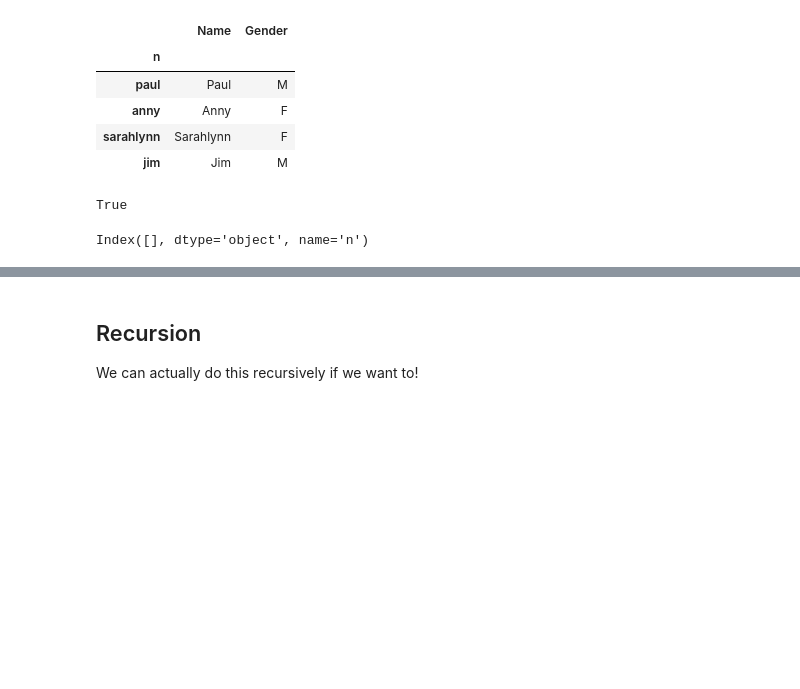
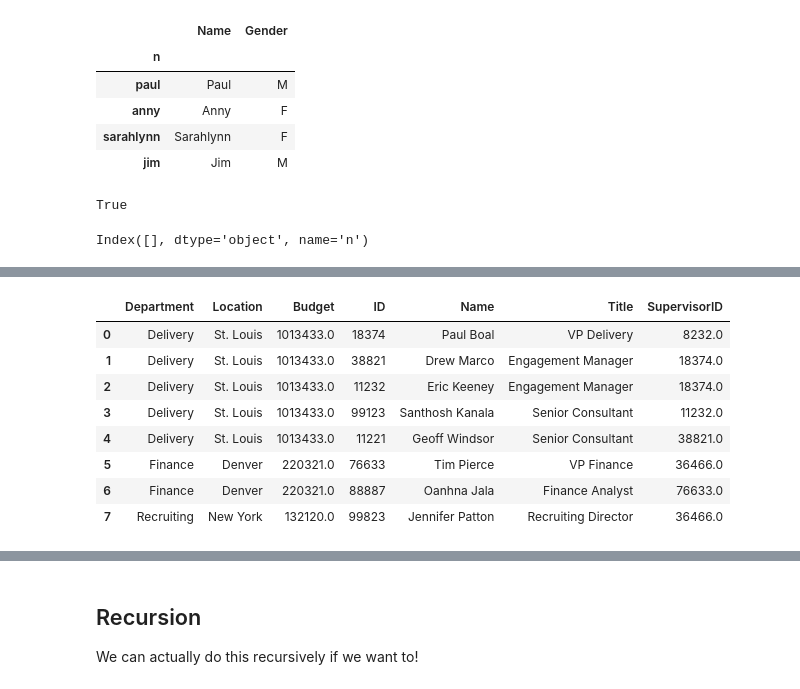
Before and after one commit to DaltonWise/Homework, a Jupyter notebook: Week_14_notes.ipynb, the cells around one changed output, grey strips where cells are left out. Cells and saved outputs as stored; diff of their text form; code cells hidden in the pictures; blank space fills up the shorter version.

```diff
--- a/Week_14_notes.ipynb
+++ b/Week_14_notes.ipynb
@@ -701,0 +858,14 @@ departments.merge(employees, how='right')
+# %%
+departments.merge(employees, how='inner')
+
+#Because we did an inner join we will only get the records from each data set that matches with one from the other.
+# %% [output]
+|  | Department | Location | Budget | ID | Name | Title | SupervisorID |
+| 0 | Delivery | St. Louis | 1013433.0 | 18374 | Paul Boal | VP Delivery | 8232.0 |
+| 1 | Delivery | St. Louis | 1013433.0 | 38821 | Drew Marco | Engagement Manager | 18374.0 |
+| 2 | Delivery | St. Louis | 1013433.0 | 11232 | Eric Keeney | Engagement Manager | 18374.0 |
+| 3 | Delivery | St. Louis | 1013433.0 | 99123 | Santhosh Kanala | Senior Consultant | 11232.0 |
+| 4 | Delivery | St. Louis | 1013433.0 | 11221 | Geoff Windsor | Senior Consultant | 38821.0 |
+| 5 | Finance | Denver | 220321.0 | 76633 | Tim Pierce | VP Finance | 36466.0 |
+| 6 | Finance | Denver | 220321.0 | 88887 | Oanhna Jala | Finance Analyst | 76633.0 |
+| 7 | Recruiting | New York | 132120.0 | 99823 | Jennifer Patton | Recruiting Director | 36466.0 |
```
Also changed, not shown: parts of 35 cells of this notebook.
